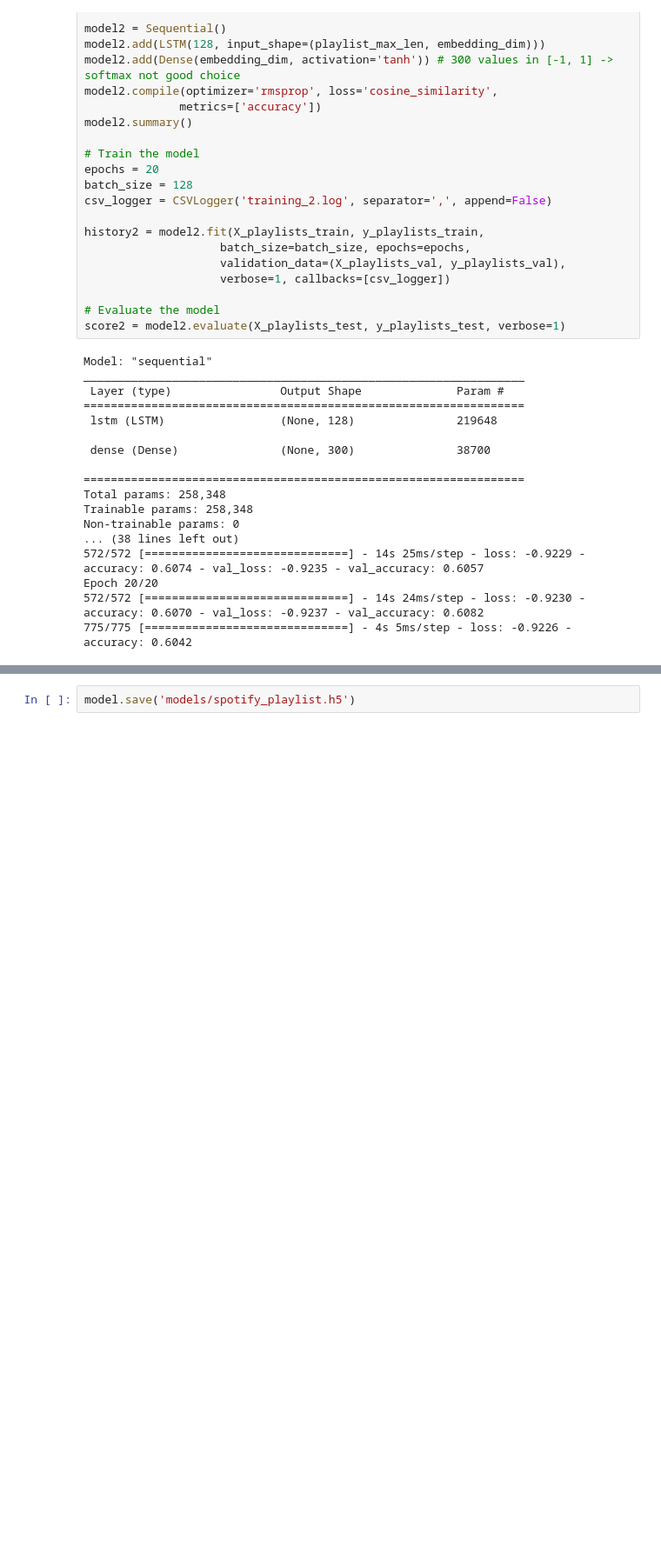
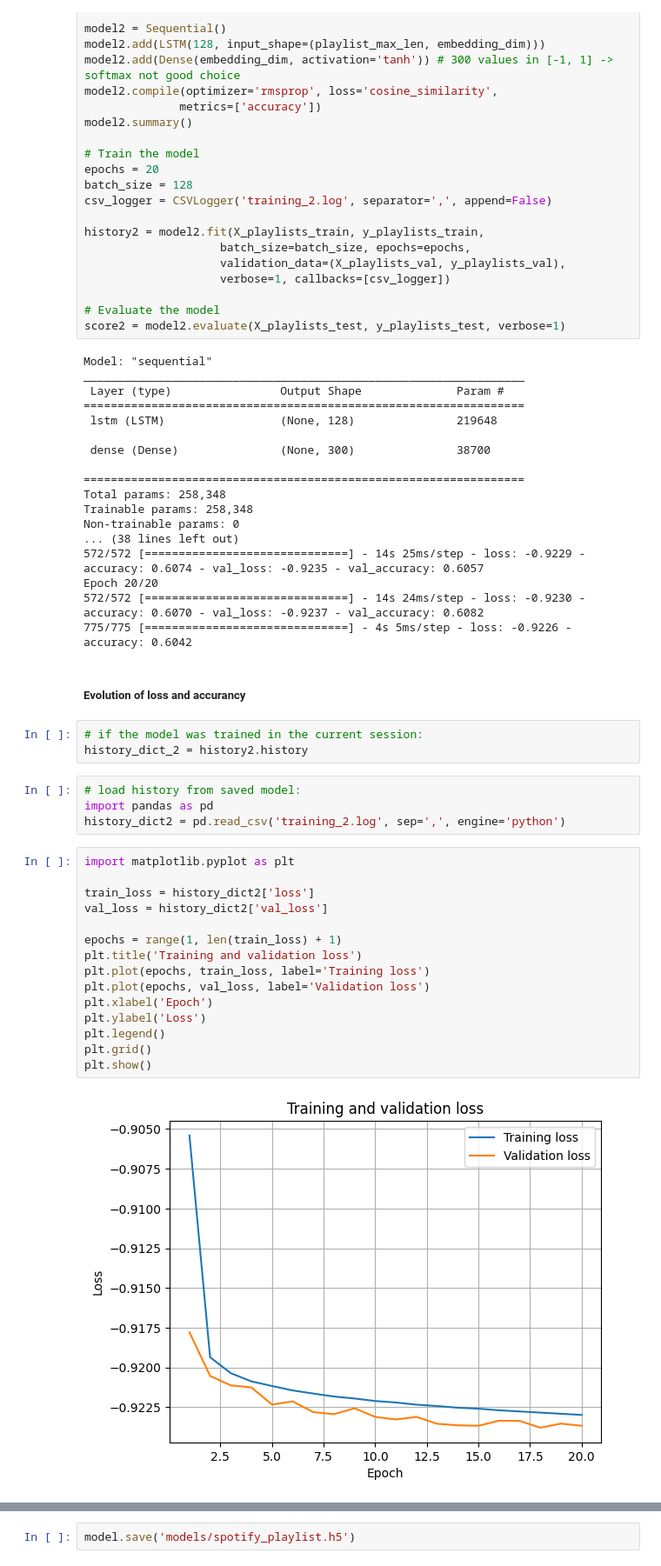
Before and after one commit to TheValemagne/PlaylistGeneration, a Jupyter notebook: ML_spotify.ipynb, the cells around one changed output, grey strips where cells are left out. Shown at 87% size. Saved outputs shown, nothing was run; the diff lists cells and outputs as text; blank space fills up the shorter version.

```diff
--- a/ML_spotify.ipynb
+++ b/ML_spotify.ipynb
@@ -925,3 +934,29 @@ Non-trainable params: 0
 Epoch 20/20
 572/572 [==============================] - 14s 24ms/step - loss: -0.9230 - accuracy: 0.6070 - val_loss: -0.9237 - val_accuracy: 0.6082
 775/775 [==============================] - 4s 5ms/step - loss: -0.9226 - accuracy: 0.6042
+# %% [markdown]
+##### Evolution of loss and accurancy
+# %%
+# if the model was trained in the current session:
+history_dict_2 = history2.history
+# %%
+# load history from saved model:
+import pandas as pd
+history_dict2 = pd.read_csv('training_2.log', sep=',', engine='python')
+# %%
+import matplotlib.pyplot as plt
+
+train_loss = history_dict2['loss']
+val_loss = history_dict2['val_loss']
+
+epochs = range(1, len(train_loss) + 1)
+plt.title('Training and validation loss')
+plt.plot(epochs, train_loss, label='Training loss')
+plt.plot(epochs, val_loss, label='Validation loss')
+plt.xlabel('Epoch')
+plt.ylabel('Loss')
+plt.legend()
+plt.grid()
+plt.show()
+# %% [output]
+[figure, added]
```
Also changed, not shown: parts of 28 cells of this notebook.
